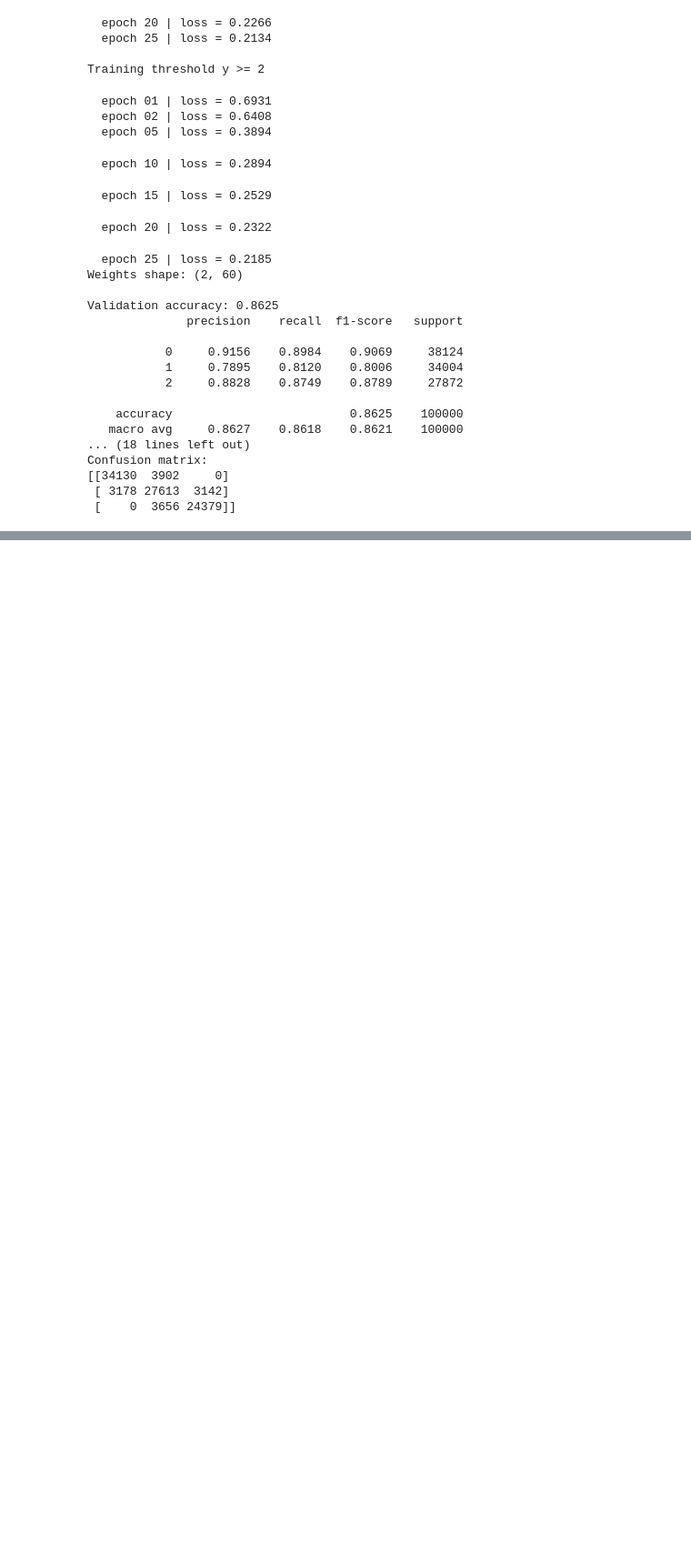
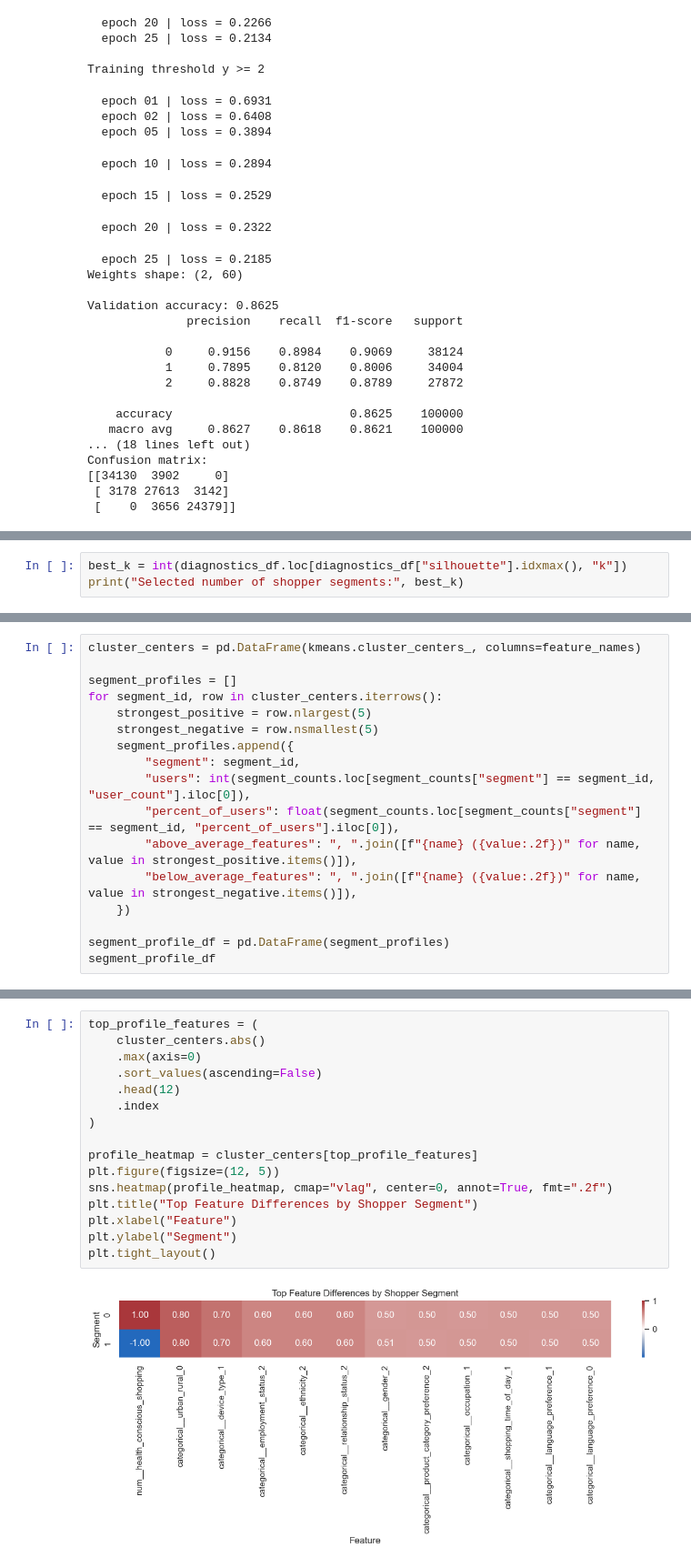
Before and after one commit to Nesma-Osama/E-Commerce-Shopper-Behavior-Amazon-Shopify-Based-, a Jupyter notebook: models.ipynb, the cells around one changed output, grey strips where cells are left out. Shown at 91% size. Saved outputs shown, nothing was run; the diff lists cells and outputs as text; blank space fills up the shorter version.

```diff
--- a/models.ipynb
+++ b/models.ipynb
@@ -193,0 +565,3 @@ Confusion matrix:
+# %%
+best_k = int(diagnostics_df.loc[diagnostics_df["silhouette"].idxmax(), "k"])
+print("Selected number of shopper segments:", best_k)
@@ -193,0 +594,17 @@ Confusion matrix:
+# %%
+cluster_centers = pd.DataFrame(kmeans.cluster_centers_, columns=feature_names)
+
+segment_profiles = []
+for segment_id, row in cluster_centers.iterrows():
+    strongest_positive = row.nlargest(5)
+    strongest_negative = row.nsmallest(5)
+    segment_profiles.append({
+        "segment": segment_id,
+        "users": int(segment_counts.loc[segment_counts["segment"] == segment_id, "user_count"].iloc[0]),
+        "percent_of_users": float(segment_counts.loc[segment_counts["segment"] == segment_id, "percent_of_users"].iloc[0]),
+        "above_average_features": ", ".join([f"{name} ({value:.2f})" for name, value in strongest_positive.items()]),
+        "below_average_features": ", ".join([f"{name} ({value:.2f})" for name, value in strongest_negative.items()]),
+    })
+
+segment_profile_df = pd.DataFrame(segment_profiles)
+segment_profile_df
@@ -193,0 +628,18 @@ Confusion matrix:
+# %%
+top_profile_features = (
+    cluster_centers.abs()
+    .max(axis=0)
+    .sort_values(ascending=False)
+    .head(12)
+    .index
+)
+
+profile_heatmap = cluster_centers[top_profile_features]
+plt.figure(figsize=(12, 5))
+sns.heatmap(profile_heatmap, cmap="vlag", center=0, annot=True, fmt=".2f")
+plt.title("Top Feature Differences by Shopper Segment")
+plt.xlabel("Feature")
+plt.ylabel("Segment")
+plt.tight_layout()
+# %% [output]
+[figure, added]
```
Also changed, not shown: parts of 24 cells of this notebook.
